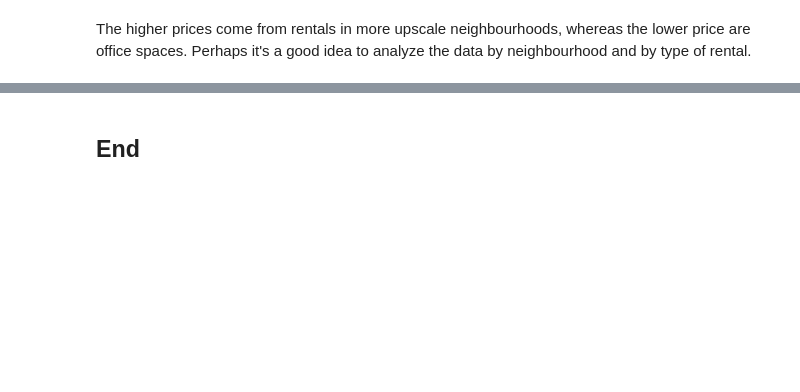
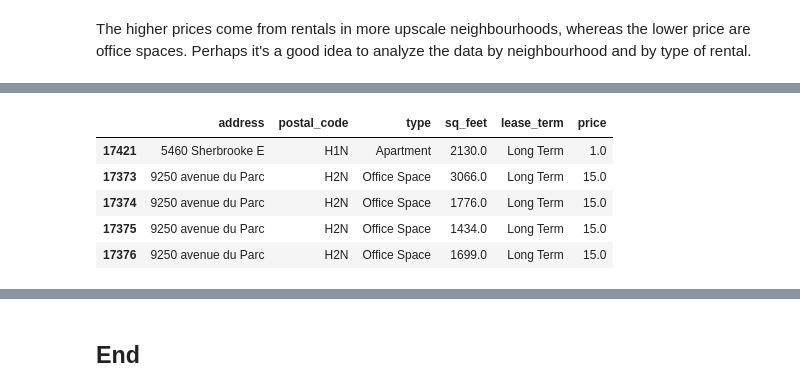
Before and after one commit to nadpierre/rental-prices-regression-project, a Jupyter notebook: DataAnalysis.ipynb, the cells around one changed output, grey strips where cells are left out. Drawn from its saved outputs; the diff is of its cells as text; code cells hidden in the pictures; blank space fills up the shorter version.

```diff
--- a/DataAnalysis.ipynb
+++ b/DataAnalysis.ipynb
@@ -485,0 +497,11 @@ def get_zip_code(row):
+# %%
+# Get lowest prices in Montreal
+montreal = df[df['city'] == 'Montréal']
+montreal.nsmallest(n=5, columns='price')[['address', 'postal_code', 'type', 'sq_feet', 'lease_term', 'price']]
+# %% [output]
+|  | address | postal_code | type | sq_feet | lease_term | price |
+| 17421 | 5460 Sherbrooke E | H1N | Apartment | 2130.0 | Long Term | 1.0 |
+| 17373 | 9250 avenue du Parc | H2N | Office Space | 3066.0 | Long Term | 15.0 |
+| 17374 | 9250 avenue du Parc | H2N | Office Space | 1776.0 | Long Term | 15.0 |
+| 17375 | 9250 avenue du Parc | H2N | Office Space | 1434.0 | Long Term | 15.0 |
+| 17376 | 9250 avenue du Parc | H2N | Office Space | 1699.0 | Long Term | 15.0 |
```
Also changed, not shown: parts of 16 cells of this notebook, 2 other files.
